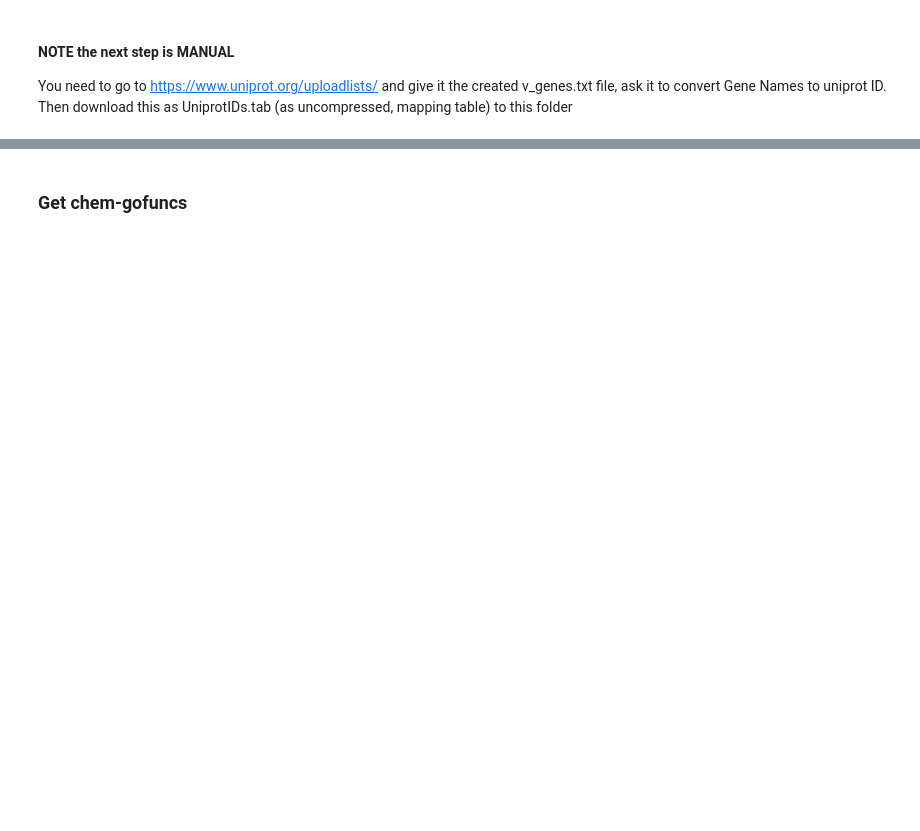
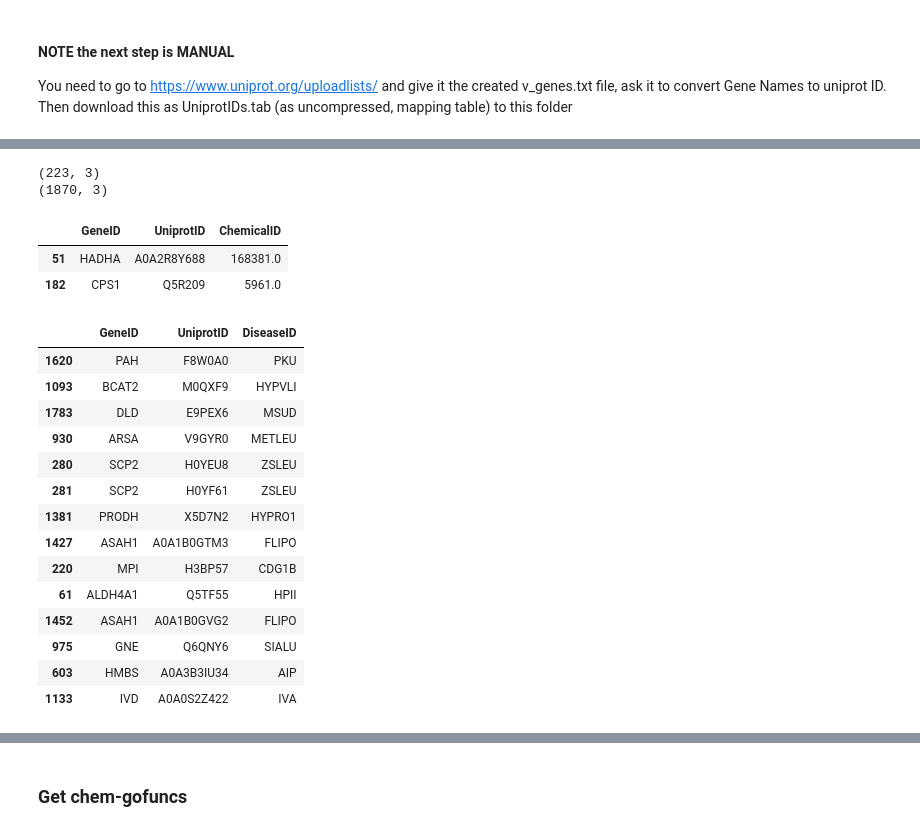
Before and after one commit to colemai/msc-thesis, a Jupyter notebook: validation/validate-nn-vmh.ipynb, the cells around one changed output, grey strips where cells are left out. Drawn from its saved outputs; the diff is of its cells as text; code cells hidden in the pictures; blank space fills up the shorter version.

```diff
--- a/validation/validate-nn-vmh.ipynb
+++ b/validation/validate-nn-vmh.ipynb
@@ -128,0 +247,6 @@ df_uni_ids.sample(3)
+# %%
+# Create mapping file of gene ID to chem ID... and gene ID to disease ID
+cg_dict = dict(zip(vmh_df.MetGene, vmh_df.cid))
+cgd_dict = dict(zip(v_dis.gwascentral, v_dis.abbreviation))
+# %%
+df_uni_ids_d = df_uni_ids.copy() # make a copy for diseases
@@ -128,0 +266,36 @@ df_uni_ids.sample(3)
+# %%
+# Apply the mapping, thereby creating disease column
+df_uni_ids_d['DiseaseID'] = df_uni_ids_d.GeneID
+df_uni_ids_d['DiseaseID'] = df_uni_ids_d['DiseaseID'].astype(str).map(cgd_dict)
+# %%
+df_uni_ids = df_uni_ids.dropna()
+df_uni_ids_d = df_uni_ids_d.dropna()
+print(df_uni_ids.shape) # 190, 3
+print(df_uni_ids_d.shape) # 1870, 3
+# %% [output]
+(223, 3)
+(1870, 3)
+# %%
+df_uni_ids.sample(2)
+# %% [output]
+|  | GeneID | UniprotID | ChemicalID |
+| 51 | HADHA | A0A2R8Y688 | 168381.0 |
+| 182 | CPS1 | Q5R209 | 5961.0 |
+# %%
+df_uni_ids_d.sample(14)
+# %% [output]
+|  | GeneID | UniprotID | DiseaseID |
+| 1620 | PAH | F8W0A0 | PKU |
+| 1093 | BCAT2 | M0QXF9 | HYPVLI |
+| 1783 | DLD | E9PEX6 | MSUD |
+| 930 | ARSA | V9GYR0 | METLEU |
+| 280 | SCP2 | H0YEU8 | ZSLEU |
+| 281 | SCP2 | H0YF61 | ZSLEU |
+| 1381 | PRODH | X5D7N2 | HYPRO1 |
+| 1427 | ASAH1 | A0A1B0GTM3 | FLIPO |
+| 220 | MPI | H3BP57 | CDG1B |
+| 61 | ALDH4A1 | Q5TF55 | HPII |
+| 1452 | ASAH1 | A0A1B0GVG2 | FLIPO |
+| 975 | GNE | Q6QNY6 | SIALU |
+| 603 | HMBS | A0A3B3IU34 | AIP |
+| 1133 | IVD | A0A0S2Z422 | IVA |
```
Also changed, not shown: parts of 95 cells of this notebook, 6 other files.
